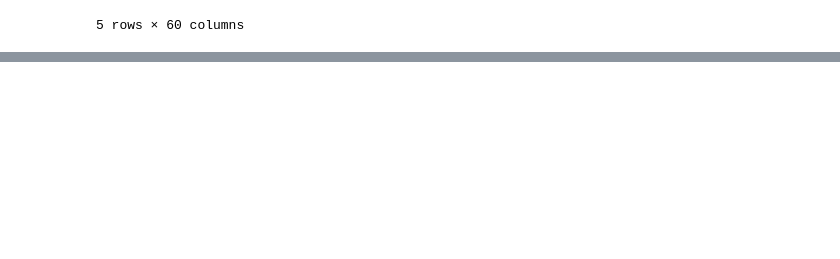
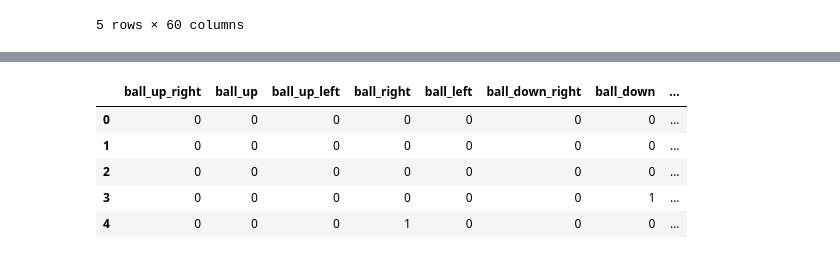
Before and after one commit to curtishiga/Capstone_Project2, a Jupyter notebook: EDA/Exploratory_Data_Analysis.ipynb, the cells around one changed output, grey strips where cells are left out. Cells and saved outputs as stored; diff of their text form; code cells hidden in the pictures; blank space fills up the shorter version.

```diff
--- a/EDA/Exploratory_Data_Analysis.ipynb
+++ b/EDA/Exploratory_Data_Analysis.ipynb
@@ -19,0 +58,6 @@ For this project, we want to find out if we can optimize a pitcher's pitch count
+# %%
+# Separate pitch types and pitch locations
+pitch_types_dummies = predictors.filter(regex="pitch_type_*")
+pitch_locs_dummies = predictors[['ball_up_right', 'ball_up', 'ball_up_left', 'ball_right', 'ball_left', 'ball_down_right',
+                                 'ball_down', 'ball_down_left', 'strike_up_right', 'strike_up', 'strike_up_left', 'strike_right',
+                                 'strike_mid', 'strike_left', 'strike_down_right', 'strike_down', 'strike_down_left']]
@@ -19,0 +73,9 @@ For this project, we want to find out if we can optimize a pitcher's pitch count
+# %%
+pitch_locs_dummies.head()
+# %% [output]
+|  | ball_up_right | ball_up | ball_up_left | ball_right | ball_left | ball_down_right | ball_down | ... |
+| 0 | 0 | 0 | 0 | 0 | 0 | 0 | 0 | ... |
+| 1 | 0 | 0 | 0 | 0 | 0 | 0 | 0 | ... |
+| 2 | 0 | 0 | 0 | 0 | 0 | 0 | 0 | ... |
+| 3 | 0 | 0 | 0 | 0 | 0 | 0 | 1 | ... |
+| 4 | 0 | 0 | 0 | 1 | 0 | 0 | 0 | ... |
```
Also changed, not shown: parts of 18 cells of this notebook, 1 other file.
